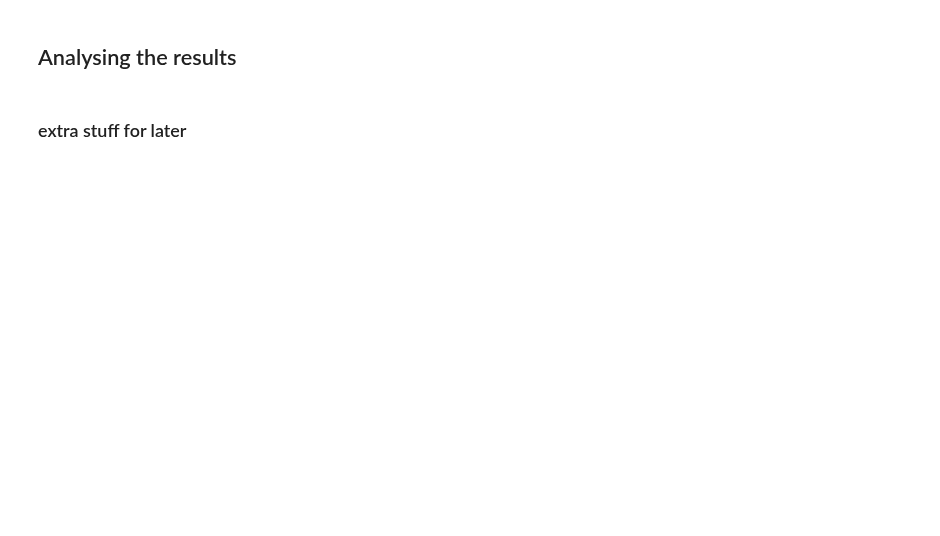
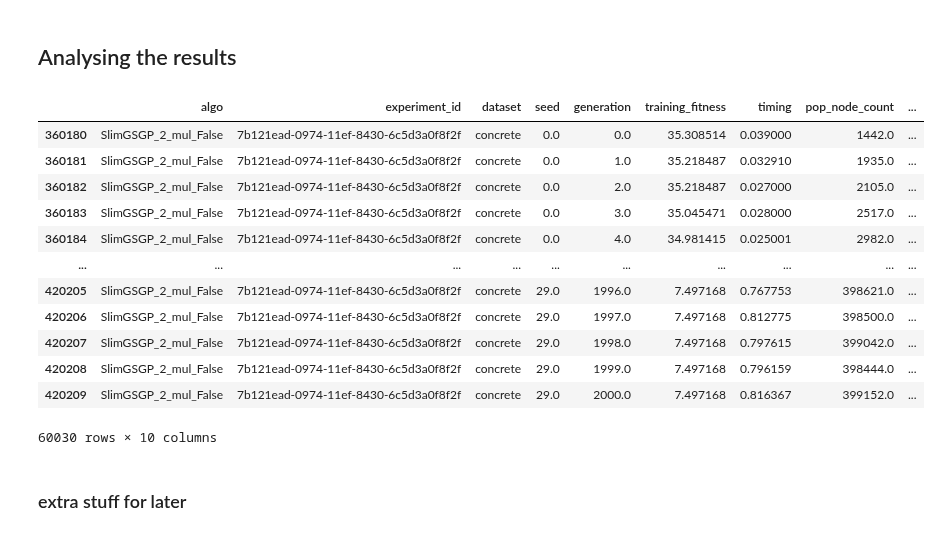
Before and after one commit to Rizzolioli/SlimShady, a Jupyter notebook: utils/results_analyser.ipynb, the cells around one changed output. Saved outputs shown, nothing was run; the diff lists cells and outputs as text; code cells hidden in the pictures; blank space fills up the shorter version.

```diff
--- a/utils/results_analyser.ipynb
+++ b/utils/results_analyser.ipynb
@@ -55,6 +51,34 @@ final['log_level'] = final.seed.map(lambda x: 1)
 
 
 final.to_csv("new_instanbul_fixed.csv", header=False,  index=False)
+# %%
+a = get_experiment_results(experiment_id=None, logger_name="slim.csv")
+a = a[(a['dataset'] == 'concrete') & (a['algo'] == "SlimGSGP_2_mul_False")]
+
+b = get_experiment_results(experiment_id=None, logger_name="slim_diogo_concrete.csv")
+
+c = get_experiment_results(experiment_id=None, logger_name="sum_slim.csv")
+
+final = pd.concat([a,b,c])
+final['log_level'] = final.seed.map(lambda x: 1)
+
+final.to_csv("slim_concrete_new_final.csv", header=False,  index=False)
+# %%
+a
+# %% [output]
+|  | algo | experiment_id | dataset | seed | generation | training_fitness | timing | pop_node_count | ... |
+| 360180 | SlimGSGP_2_mul_False | 7b121ead-0974-11ef-8430-6c5d3a0f8f2f | concrete | 0.0 | 0.0 | 35.308514 | 0.039000 | 1442.0 | ... |
+| 360181 | SlimGSGP_2_mul_False | 7b121ead-0974-11ef-8430-6c5d3a0f8f2f | concrete | 0.0 | 1.0 | 35.218487 | 0.032910 | 1935.0 | ... |
+| 360182 | SlimGSGP_2_mul_False | 7b121ead-0974-11ef-8430-6c5d3a0f8f2f | concrete | 0.0 | 2.0 | 35.218487 | 0.027000 | 2105.0 | ... |
+| 360183 | SlimGSGP_2_mul_False | 7b121ead-0974-11ef-8430-6c5d3a0f8f2f | concrete | 0.0 | 3.0 | 35.045471 | 0.028000 | 2517.0 | ... |
+| 360184 | SlimGSGP_2_mul_False | 7b121ead-0974-11ef-8430-6c5d3a0f8f2f | concrete | 0.0 | 4.0 | 34.981415 | 0.025001 | 2982.0 | ... |
+| ... | ... | ... | ... | ... | ... | ... | ... | ... | ... |
+| 420205 | SlimGSGP_2_mul_False | 7b121ead-0974-11ef-8430-6c5d3a0f8f2f | concrete | 29.0 | 1996.0 | 7.497168 | 0.767753 | 398621.0 | ... |
+| 420206 | SlimGSGP_2_mul_False | 7b121ead-0974-11ef-8430-6c5d3a0f8f2f | concrete | 29.0 | 1997.0 | 7.497168 | 0.812775 | 398500.0 | ... |
+| 420207 | SlimGSGP_2_mul_False | 7b121ead-0974-11ef-8430-6c5d3a0f8f2f | concrete | 29.0 | 1998.0 | 7.497168 | 0.797615 | 399042.0 | ... |
+| 420208 | SlimGSGP_2_mul_False | 7b121ead-0974-11ef-8430-6c5d3a0f8f2f | concrete | 29.0 | 1999.0 | 7.497168 | 0.796159 | 398444.0 | ... |
+| 420209 | SlimGSGP_2_mul_False | 7b121ead-0974-11ef-8430-6c5d3a0f8f2f | concrete | 29.0 | 2000.0 | 7.497168 | 0.816367 | 399152.0 | ... |
+60030 rows × 10 columns
 # %%
 show_results(x_var = "generation", y_var="nodes_count", experiment_id=None, logger_name="new_instanbul_fixed.csv",
              log_level=1, dataset=None)
```
Also changed, not shown: parts of 1 cell of this notebook, 13 other files.
